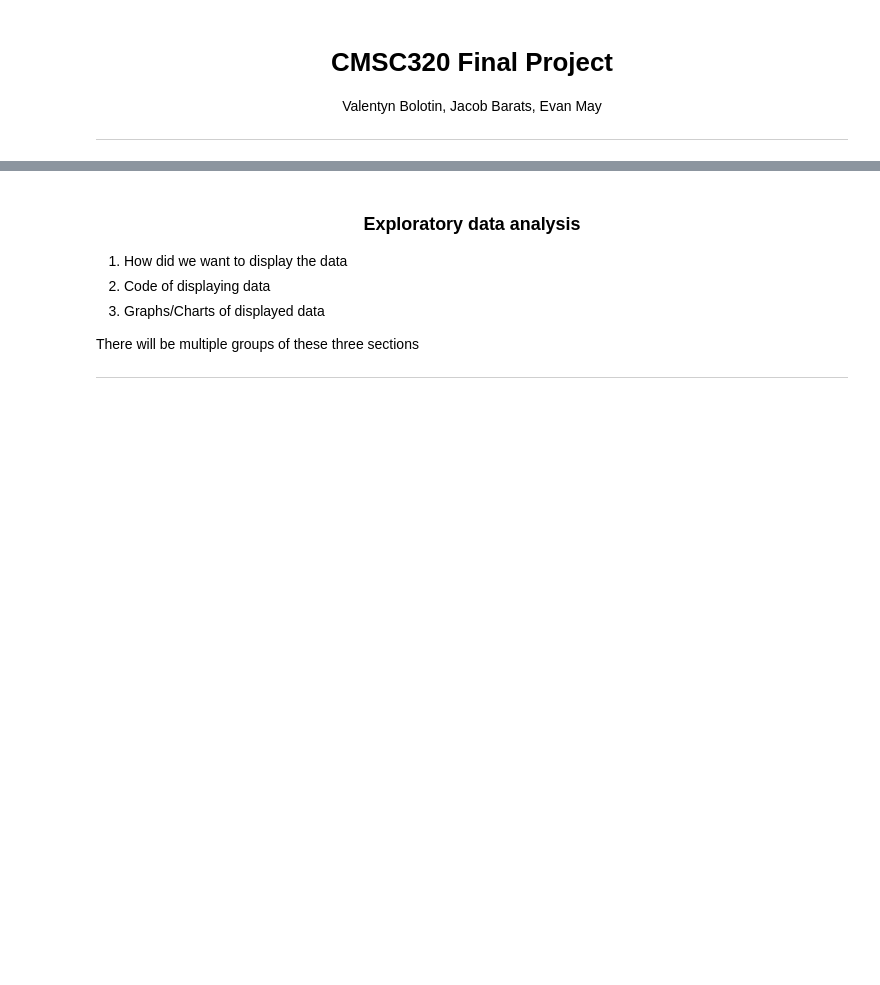
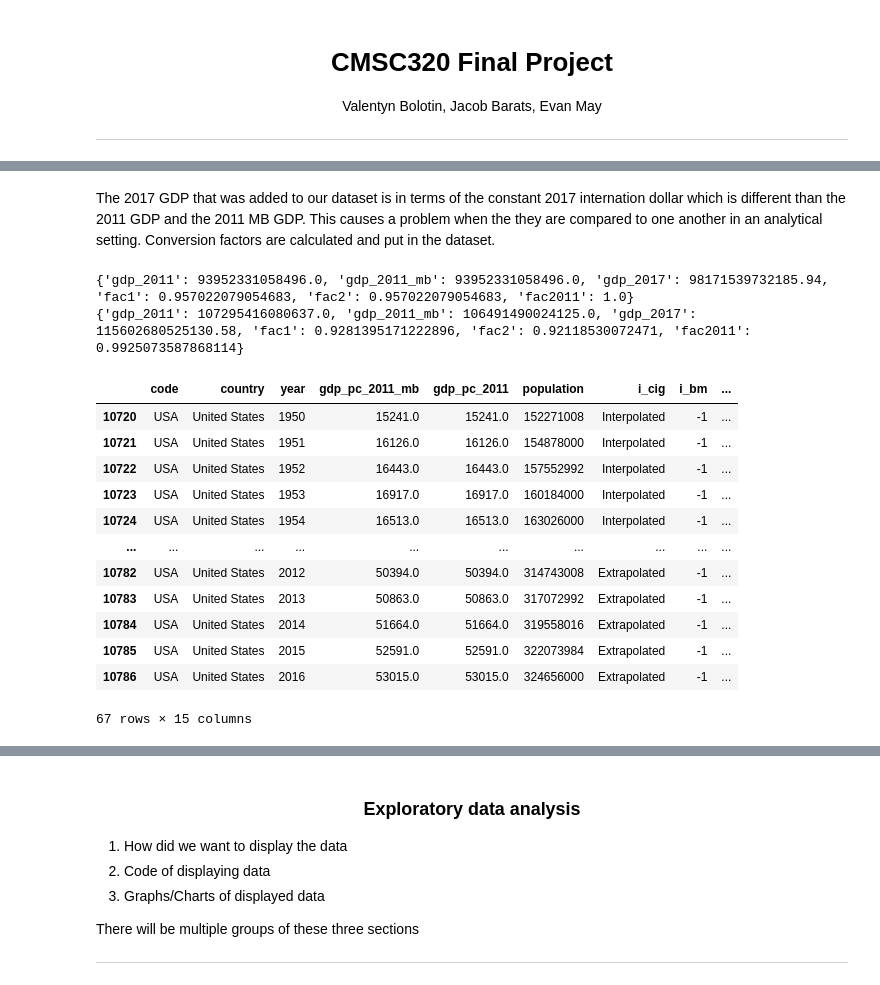
Before and after one commit to evanamay/CMSC320-Final-Project, a Jupyter notebook: tutorial.ipynb, the cells around one changed output, grey strips where cells are left out. Cells and saved outputs as stored; diff of their text form; code cells hidden in the pictures; blank space fills up the shorter version.

```diff
--- a/tutorial.ipynb
+++ b/tutorial.ipynb
@@ -29,0 +417,54 @@
+# %% [markdown]
+The 2017 GDP that was added to our dataset is in terms of the constant 2017 internation dollar which is different than the 2011 GDP and the 2011 MB GDP. This causes a problem when the they are compared to one another in an analytical setting. Conversion factors are calculated and put in the dataset.
+# %%
+##Fill missing economic datapoints
+##First find conversion factors
+
+y1_df = combined_df[combined_df.year == 2011]
+y2_df = combined_df[combined_df.year == 2016]
+y1_vals = {"gdp_2011":0, "gdp_2011_mb":0, "gdp_2017":0}
+y2_vals = {"gdp_2011":0, "gdp_2011_mb":0, "gdp_2017":0}
+for code in hit_codes:
+  c_df = y1_df[combined_df.code == code]
+  for v in c_df["gdp_2011"]:
+    y1_vals["gdp_2011"] = y1_vals["gdp_2011"] + v
+  for v in c_df["gdp_2011_mb"]:
+    y1_vals["gdp_2011_mb"] = y1_vals["gdp_2011_mb"] + v
+  for v in c_df["gdp_2017"]:
+    y1_vals["gdp_2017"] = y1_vals["gdp_2017"] + v
+  c_df = y2_df[combined_df.code == code]
+  for v in c_df["gdp_2011"]:
+    y2_vals["gdp_2011"] = y2_vals["gdp_2011"] + v
+  for v in c_df["gdp_2011_mb"]:
+    y2_vals["gdp_2011_mb"] = y2_vals["gdp_2011_mb"] + v
+  for v in c_df["gdp_2017"]:
+    y2_vals["gdp_2017"] = y2_vals["gdp_2017"] + v
+
+y1_vals["fac1"] = y1_vals["gdp_2011"] / y1_vals["gdp_2017"]
+y1_vals["fac2"] = y1_vals["gdp_2011_mb"] / y1_vals["gdp_2017"]
+y1_vals["fac2011"] = y1_vals["gdp_2011_mb"] / y1_vals["gdp_2011"]
+
+y2_vals["fac1"] = y2_vals["gdp_2011"] / y2_vals["gdp_2017"]
+y2_vals["fac2"] = y2_vals["gdp_2011_mb"] / y2_vals["gdp_2017"]
+y2_vals["fac2011"] = y2_vals["gdp_2011_mb"] / y2_vals["gdp_2011"]
+
+print(y1_vals)
+print(y2_vals)
+
+combined_df[combined_df.code == "USA"]
+# %% [output]
+{'gdp_2011': 93952331058496.0, 'gdp_2011_mb': 93952331058496.0, 'gdp_2017': 98171539732185.94, 'fac1': 0.957022079054683, 'fac2': 0.957022079054683, 'fac2011': 1.0}
+{'gdp_2011': 107295416080637.0, 'gdp_2011_mb': 106491490024125.0, 'gdp_2017': 115602680525130.58, 'fac1': 0.9281395171222896, 'fac2': 0.92118530072471, 'fac2011': 0.9925073587868114}
+|  | code | country | year | gdp_pc_2011_mb | gdp_pc_2011 | population | i_cig | i_bm | ... |
+| 10720 | USA | United States | 1950 | 15241.0 | 15241.0 | 152271008 | Interpolated | -1 | ... |
+| 10721 | USA | United States | 1951 | 16126.0 | 16126.0 | 154878000 | Interpolated | -1 | ... |
+| 10722 | USA | United States | 1952 | 16443.0 | 16443.0 | 157552992 | Interpolated | -1 | ... |
+| 10723 | USA | United States | 1953 | 16917.0 | 16917.0 | 160184000 | Interpolated | -1 | ... |
+| 10724 | USA | United States | 1954 | 16513.0 | 16513.0 | 163026000 | Interpolated | -1 | ... |
+| ... | ... | ... | ... | ... | ... | ... | ... | ... | ... |
+| 10782 | USA | United States | 2012 | 50394.0 | 50394.0 | 314743008 | Extrapolated | -1 | ... |
+| 10783 | USA | United States | 2013 | 50863.0 | 50863.0 | 317072992 | Extrapolated | -1 | ... |
+| 10784 | USA | United States | 2014 | 51664.0 | 51664.0 | 319558016 | Extrapolated | -1 | ... |
+| 10785 | USA | United States | 2015 | 52591.0 | 52591.0 | 322073984 | Extrapolated | -1 | ... |
+| 10786 | USA | United States | 2016 | 53015.0 | 53015.0 | 324656000 | Extrapolated | -1 | ... |
+67 rows × 15 columns
```
Also changed, not shown: parts of 35 cells of this notebook, 8 other files.
